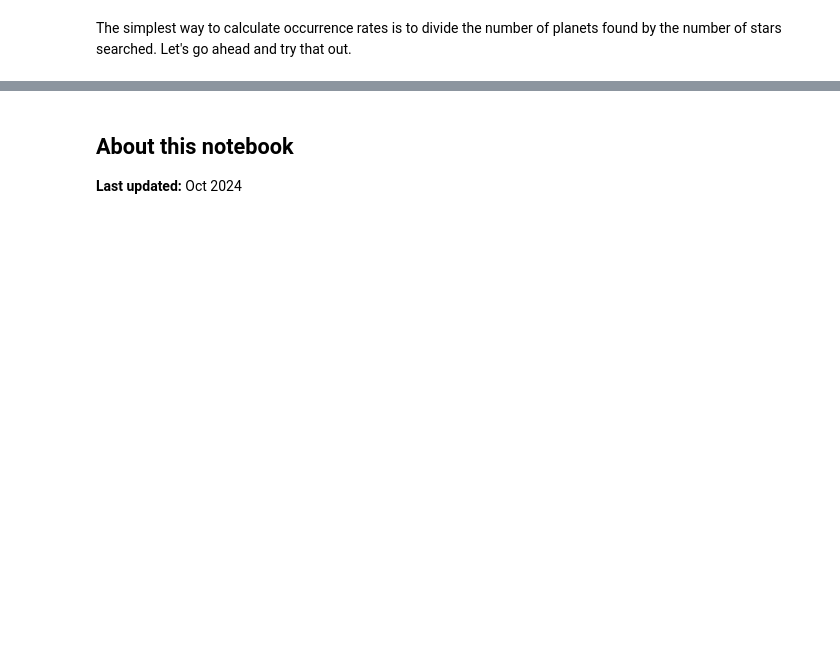
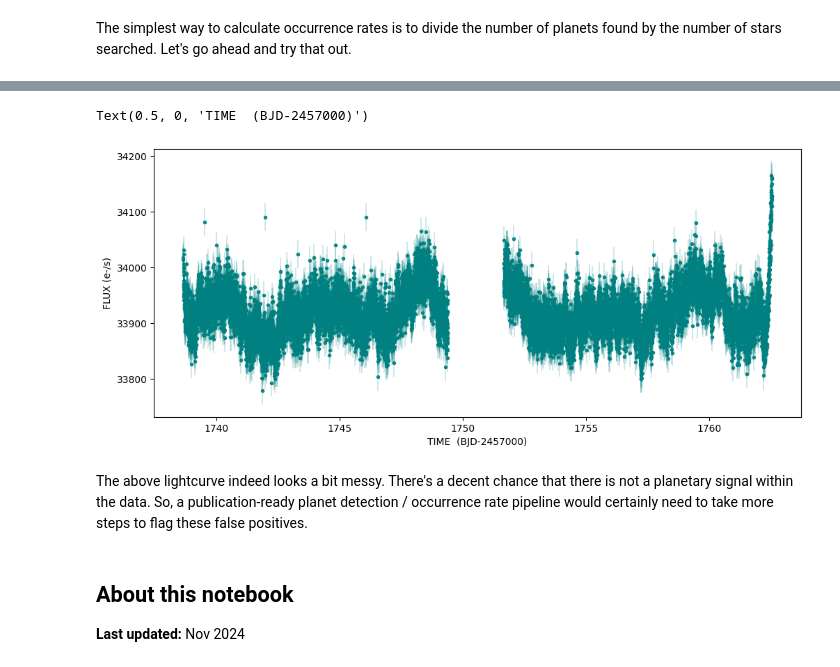
Before and after one commit to spacetelescope/tike_content, a Jupyter notebook: content/notebooks/occurrence_rate/occurrence.ipynb, the cells around one changed output, grey strips where cells are left out. Saved outputs shown, nothing was run; the diff lists cells and outputs as text; code cells hidden in the pictures; blank space fills up the shorter version.

Commit message:
show some false positives

```diff
--- a/content/notebooks/occurrence_rate/occurrence.ipynb
+++ b/content/notebooks/occurrence_rate/occurrence.ipynb
@@ -217,7 +276,7 @@ class LightcurveData:
                                               , productSubGroupDescription = "LC")
 
         # Get the cloud uris for these files
-        lc_uri = Observations.get_cloud_uris(lc_prod[0])
+        lc_uri = Observations.get_cloud_uris(lc_prod)[0]
 
         # open the lc file
         lc_fits = fits.open(lc_uri, use_fsspec=True, fsspec_kwargs={"anon": True})
@@ -289,9 +357,9 @@ One of the standard ways to do this is with the [Box-Least Squares algorithm](ht
 
 Let's load in a light curve and test out the algorithm.
 # %%
-time, flux, flux_err  = lightcurve_objects[catalog_data['ID'][0]].time_lc,  \
-                        lightcurve_objects[catalog_data['ID'][0]].pdcflux,  \
-                        lightcurve_objects[catalog_data['ID'][0]].pdcflux_err
+time, flux, flux_err  = lightcurve_objects[catalog_data['ID'][300]].time_lc,  \
+                        lightcurve_objects[catalog_data['ID'][300]].pdcflux,  \
+                        lightcurve_objects[catalog_data['ID'][300]].pdcflux_err
 
 time = time[~np.isnan(flux)]
 flux_err = flux_err[~np.isnan(flux)]
@@ -425,7 +500,7 @@ def find_planet(ticid):
 
     # time is just a nan if the download did not proceed correctly.
     if isinstance(time, float):
-        return False
+        return np.nan
 
 
     time = time[~np.isnan(flux)]
@@ -478,0 +563,4 @@ But this nearly correct answer is a lucky coincidence: we must have a lot of fal
+# %%
+# make a list of just the names of the targets that may have orbiting planets
+found_planets_names = [i for i in found_planets.keys() if found_planets[i]==True]
+found_planets_names
@@ -479,8 +575,24 @@ But this nearly correct answer is a lucky coincidence: we must have a lot of fal
+# %%
+# now, plot up the lightcurve.
+plt.figure(figsize=(12,5))
+
+name = found_planets_names[2]
+obj = lightcurve_objects[name]
+
+plt.errorbar(obj.time_lc, obj.pdcflux, yerr=obj.pdcflux_err, fmt='.', color='teal', alpha=0.9, lw=0.3)
+# fold on the period
+plt.ylabel("FLUX (e-/s)")
+plt.xlabel('TIME  (BJD-2457000)')
+# %% [output]
+Text(0.5, 0, 'TIME  (BJD-2457000)')
+[figure, added]
+# %% [markdown]
+The above lightcurve indeed looks a bit messy. There's a decent chance that there is not a planetary signal within the data. So, a publication-ready planet detection / occurrence rate pipeline would certainly need to take more steps to flag these false positives.
 # %% [markdown]
 ## About this notebook
 
 
-**Last updated:** Oct 2024
+**Last updated:** Nov 2024
 # %% [markdown]
 ***
 [Top of Page](#top)
```
Also changed, not shown: parts of 21 cells of this notebook.
